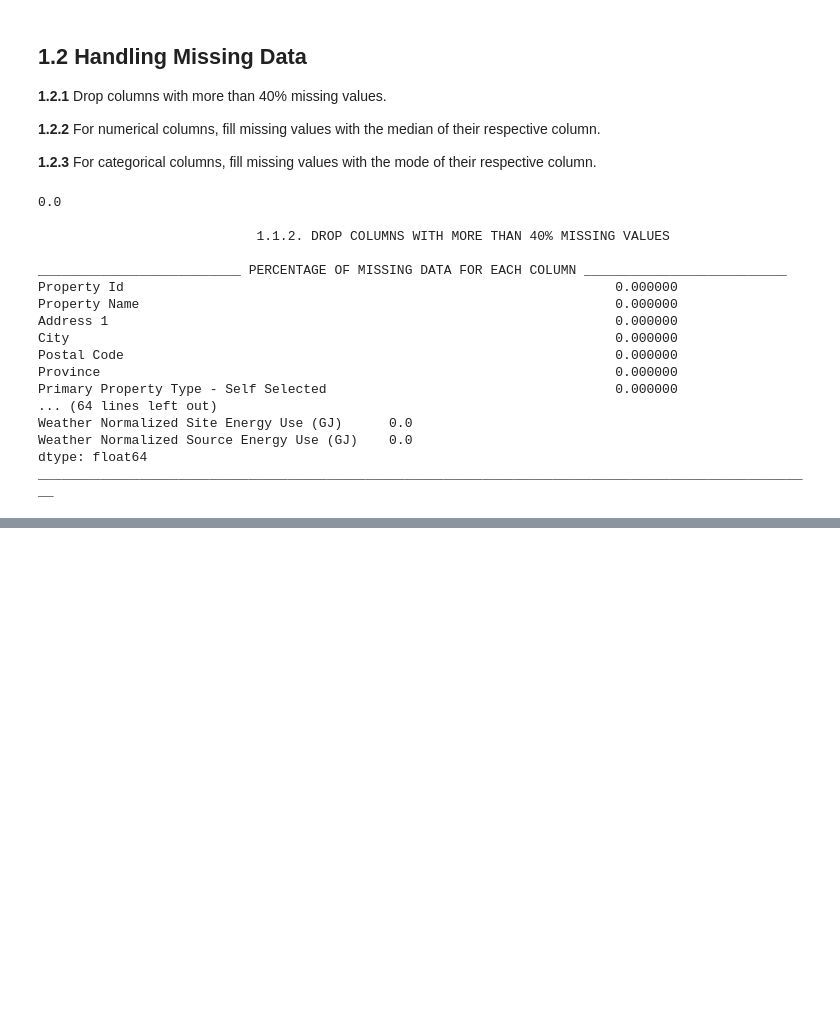
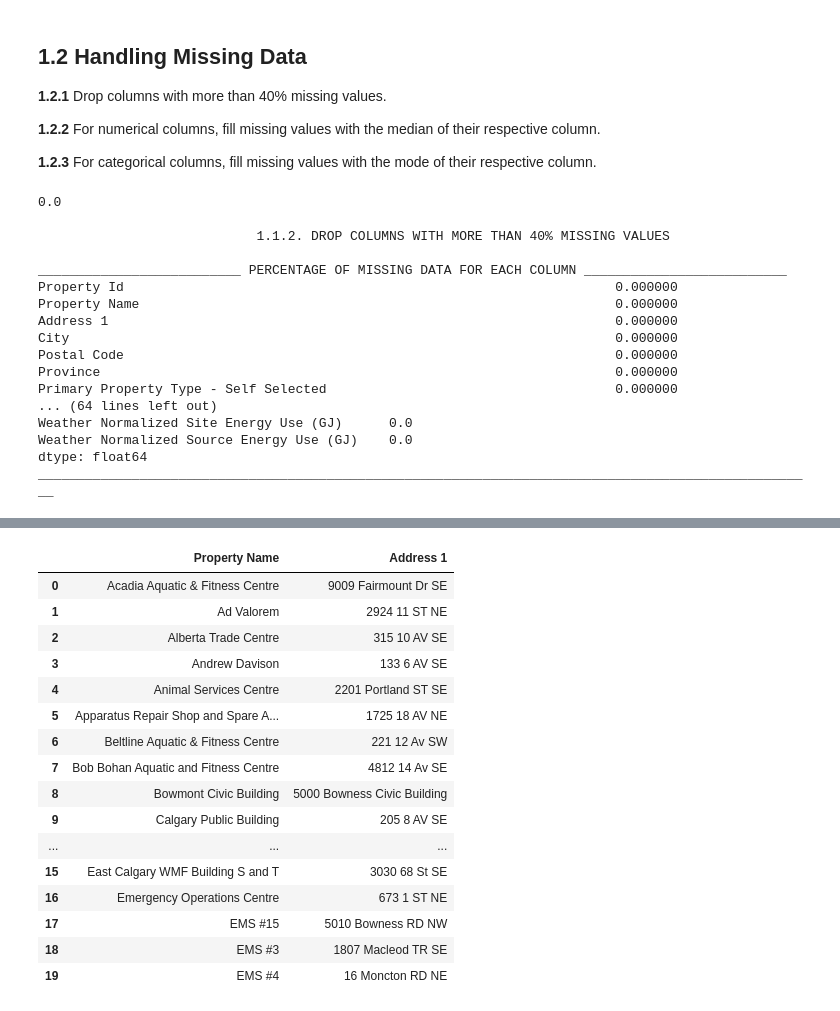
Before and after one commit to msthalegu/Analysis-of-Energy-Consumption-Trends-in-Calgary-, a Jupyter notebook: AssignmentFour.ipynb, the cells around one changed output, grey strips where cells are left out. Cells and saved outputs as stored; diff of their text form; code cells hidden in the pictures; blank space fills up the shorter version.

```diff
--- a/AssignmentFour.ipynb
+++ b/AssignmentFour.ipynb
@@ -245,0 +144,63 @@ dfc[['Property Name', 'Address 1']].head(20)
+# %%
+import re
+import pandas as pd
+
+#1.3.1 Extract numeric values from text-based numeric columns (e.g., Property GFA, Energy Use, Emissions).
+def str_num(df):                                                                      #Function to find object columns with numerical value
+    numeric_columns = []                                                              #List of the column names 'object with nuemerical value'
+    for col in df.select_dtypes(include=['object']).columns:                          #Inlude only 'object' columns
+        if df[col].astype(str).str.match(r'^-?\d+(\.\d+)?$', na=False).any():         #Identify if they actually contain numeric values
+            numeric_columns.append(col)
+    return numeric_columns
+names = str_num(dfc)
+for col in names:                                                                    #Extract the numerical values from 'object' columns
+    dfc[col] = dfc[col].apply(lambda x: float(re.findall(r'-?\d+\.?\d*', str(x))[0]) if re.findall(r'-?\d+\.?\d*', str(x)) else None)
+
+
+
+# 1.3.2 Standardize Postal Codes to follow the Canadian format (A1A 1A1).
+def Canadian_format(postal):                                                                   #Function to orginice the postal code with the Canadian format
+    match = re.match(r'([a-zA-Z]\d[a-zA-Z])\s?(\d[a-zA-Z]\d)', str(postal).upper().strip())    #Not only the format as well the upper case
+    return f"{match.group(1)} {match.group(2)}" if match else None
+dfc["Postal Code"] = dfc["Postal Code"].apply(Canadian_format)                                  #Apply the function to the column 'Postal Code'
+
+
+
+# 1.3.3 Clean and extract meaningful text from Property Names and Addresses.
+#Property Name: Accepts letters and numbers. Also characters like - and #. Does not accept double spacing
+dfc['Property Name'] = dfc['Property Name'].apply(lambda x: re.sub(r'/^(?!.*  )[a-zA-Z0-9#-]+( [a-zA-Z0-9#-]+)?$/', '', x).strip())
+
+#Addres 1: Function so that words with more than 3 letters (name) are not all capitalized but only the first letter of the word.
+def capitalize_large_words(text):
+    return re.sub(r'\b[A-Z]{3,}\b', lambda m: m.group(0).capitalize(), text)
+dfc['Address 1']= dfc['Address 1'].apply(capitalize_large_words)
+
+
+# 1.3.4 Ensure extracted values are properly converted to numerical types for analysis.
+#dfc.info()
+
+########################## Code to display the output in a well-organized format #####################################
+#1.3.1 Extract numeric values from text-based numeric columns (e.g., Property GFA, Energy Use, Emissions)
+
+# Detectar columnas con números almacenados como texto
+print((' '*3),'1.3.1 EXTRACT NUMERIC VALUES FROM TEXT-BASED NUMERIC COLUMNS (E.G., PROPERTY GFA, ENERGY USE, EMISSIONS)', '\n')
+print(('_'*26), 'list of *object column* names with numeric values',('_'*26))
+print(names, '\n')
+print('_'*100, '\n')
+
+# 1.3.4 Ensure extracted values are properly converted to numerical types for analysis.
+
+print((' '*6), '1.3.4 ENSURE EXTRACTED VALUES ARE PROPERLY CONVERTED TO NUMERICAL TYPES FOR ANALYSIS', '\n')
+print(dfc.info())
+print('_'*100, '\n')
+
+
+# 1.3.2 Standardize Postal Codes to follow the Canadian format (A1A 1A1).
+print('\n',(' '*6), '1.3.2 STANDARDIZE POSTAL CODES TO FOLLOW THE CANADIAN FORMAT (A1A 1A1).', '\n')
+print(dfc["Postal Code"].head())
+print('_'*100, '\n')
+
+# 1.3.3 Clean and extract meaningful text from Property Names and Addresses.
+print((' '*6), '1.3.3 CLEAN AND EXTRACT MEANINGFUL TEXT FROM PROPERTY NAMES AND ADDRESSES.', '\n')
+dfc[['Property Name', 'Address 1']].head(20)
+# %% [output]
@@ -245,0 +224,17 @@ dfc[['Property Name', 'Address 1']].head(20)
+|  | Property Name | Address 1 |
+| 0 | Acadia Aquatic & Fitness Centre | 9009 Fairmount Dr SE |
+| 1 | Ad Valorem | 2924 11 ST NE |
+| 2 | Alberta Trade Centre | 315 10 AV SE |
+| 3 | Andrew Davison | 133 6 AV SE |
+| 4 | Animal Services Centre | 2201 Portland ST SE |
+| 5 | Apparatus Repair Shop and Spare A... | 1725 18 AV NE |
+| 6 | Beltline Aquatic & Fitness Centre | 221 12 Av SW |
+| 7 | Bob Bohan Aquatic and Fitness Centre | 4812 14 Av SE |
+| 8 | Bowmont Civic Building | 5000 Bowness Civic Building |
+| 9 | Calgary Public Building | 205 8 AV SE |
+| ... | ... | ... |
+| 15 | East Calgary WMF Building S and T | 3030 68 St SE |
+| 16 | Emergency Operations Centre | 673 1 ST NE |
+| 17 | EMS #15 | 5010 Bowness RD NW |
+| 18 | EMS #3 | 1807 Macleod TR SE |
+| 19 | EMS #4 | 16 Moncton RD NE |
```
Also changed, not shown: parts of 9 cells of this notebook.
